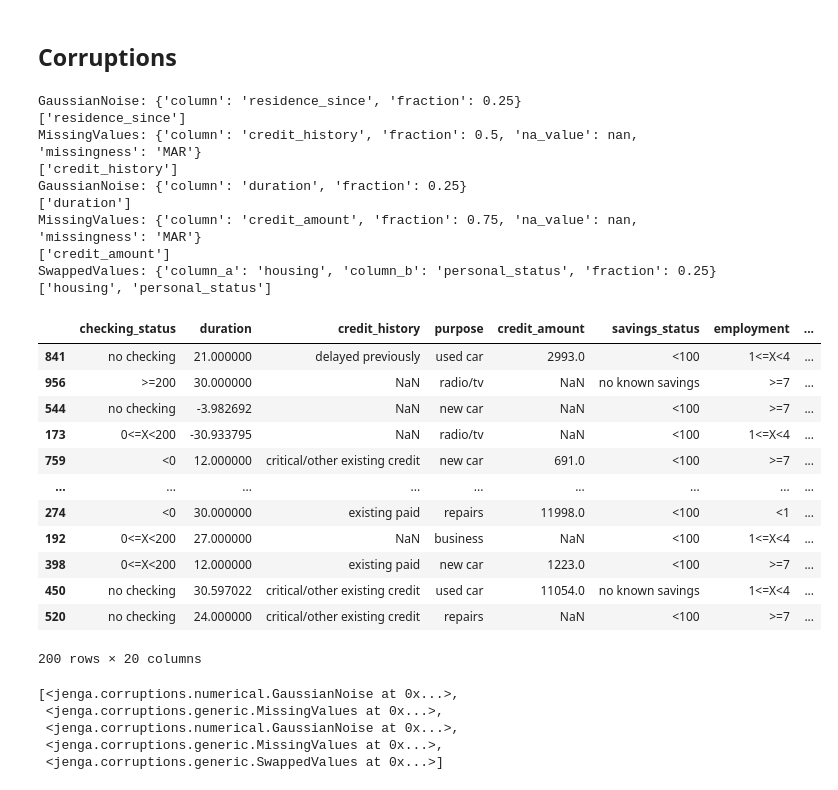
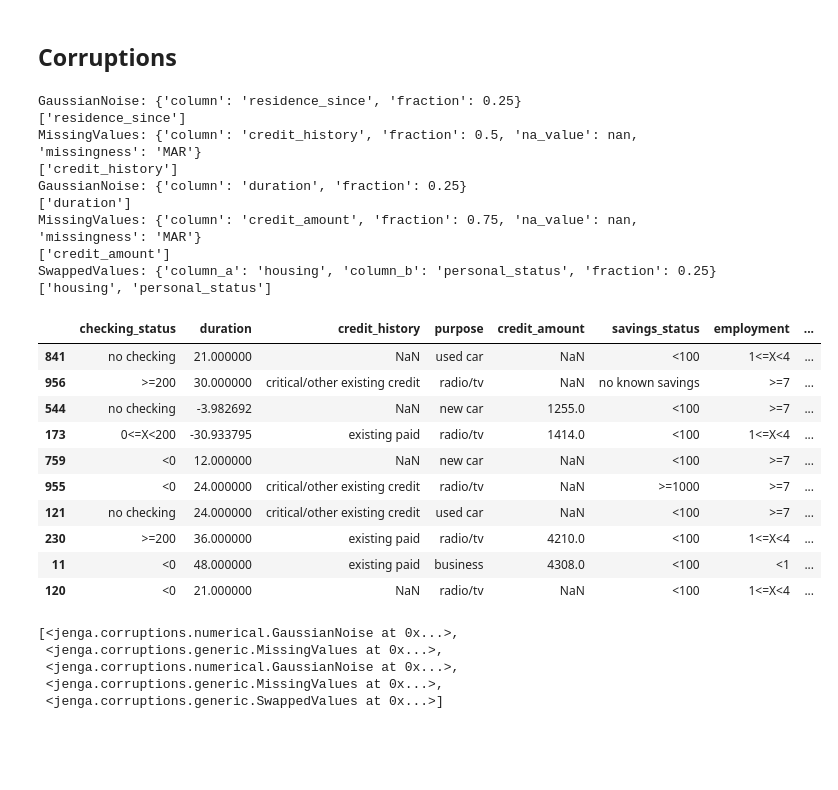
Before and after one commit to SharmaRupali/jenga, a Jupyter notebook: experimental_setup_refined_classes.ipynb, the cells around one changed output. Drawn from its saved outputs; the diff is of its cells as text; code cells hidden in the pictures; blank space fills up the shorter version.

```diff
--- a/experimental_setup_refined_classes.ipynb
+++ b/experimental_setup_refined_classes.ipynb
@@ -209,31 +207,29 @@ Fitting 5 folds for each of 12 candidates, totalling 60 fits
 corr_perturbations = Perturbation(categorical_columns, numerical_columms)
 # %%
 test_data_corrupted, perturbations, cols_perturbed = corr_perturbations.apply_perturbation(test_data, 5)
-test_data_corrupted
+test_data_corrupted.head(10)
 # %% [output]
 GaussianNoise: {'column': 'residence_since', 'fraction': 0.25}
 ['residence_since']
 MissingValues: {'column': 'credit_history', 'fraction': 0.5, 'na_value': nan, 'missingness': 'MAR'}
 ['credit_history']
 GaussianNoise: {'column': 'duration', 'fraction': 0.25}
 ['duration']
 MissingValues: {'column': 'credit_amount', 'fraction': 0.75, 'na_value': nan, 'missingness': 'MAR'}
 ['credit_amount']
 SwappedValues: {'column_a': 'housing', 'column_b': 'personal_status', 'fraction': 0.25}
 ['housing', 'personal_status']
 |  | checking_status | duration | credit_history | purpose | credit_amount | savings_status | employment | ... |
-| 841 | no checking | 21.000000 | delayed previously | used car | 2993.0 | <100 | 1<=X<4 | ... |
-| 956 | >=200 | 30.000000 | NaN | radio/tv | NaN | no known savings | >=7 | ... |
-| 544 | no checking | -3.982692 | NaN | new car | NaN | <100 | >=7 | ... |
-| 173 | 0<=X<200 | -30.933795 | NaN | radio/tv | NaN | <100 | 1<=X<4 | ... |
-| 759 | <0 | 12.000000 | critical/other existing credit | new car | 691.0 | <100 | >=7 | ... |
-| ... | ... | ... | ... | ... | ... | ... | ... | ... |
-| 274 | <0 | 30.000000 | existing paid | repairs | 11998.0 | <100 | <1 | ... |
-| 192 | 0<=X<200 | 27.000000 | NaN | business | NaN | <100 | 1<=X<4 | ... |
-| 398 | 0<=X<200 | 12.000000 | existing paid | new car | 1223.0 | <100 | >=7 | ... |
-| 450 | no checking | 30.597022 | critical/other existing credit | used car | 11054.0 | no known savings | 1<=X<4 | ... |
-| 520 | no checking | 24.000000 | critical/other existing credit | repairs | NaN | <100 | >=7 | ... |
+| 841 | no checking | 21.000000 | NaN | used car | NaN | <100 | 1<=X<4 | ... |
+| 956 | >=200 | 30.000000 | critical/other existing credit | radio/tv | NaN | no known savings | >=7 | ... |
+| 544 | no checking | -3.982692 | NaN | new car | 1255.0 | <100 | >=7 | ... |
+| 173 | 0<=X<200 | -30.933795 | existing paid | radio/tv | 1414.0 | <100 | 1<=X<4 | ... |
+| 759 | <0 | 12.000000 | NaN | new car | NaN | <100 | >=7 | ... |
+| 955 | <0 | 24.000000 | critical/other existing credit | radio/tv | NaN | >=1000 | >=7 | ... |
+| 121 | no checking | 24.000000 | critical/other existing credit | used car | NaN | <100 | >=7 | ... |
+| 230 | >=200 | 36.000000 | existing paid | radio/tv | 4210.0 | <100 | 1<=X<4 | ... |
+| 11 | <0 | 48.000000 | existing paid | business | 4308.0 | <100 | <1 | ... |
+| 120 | <0 | 21.000000 | NaN | radio/tv | NaN | <100 | 1<=X<4 | ... |
-200 rows × 20 columns
 # %%
 perturbations
 # %% [output]
```
Also changed, not shown: parts of 22 cells of this notebook, 1 other file.
